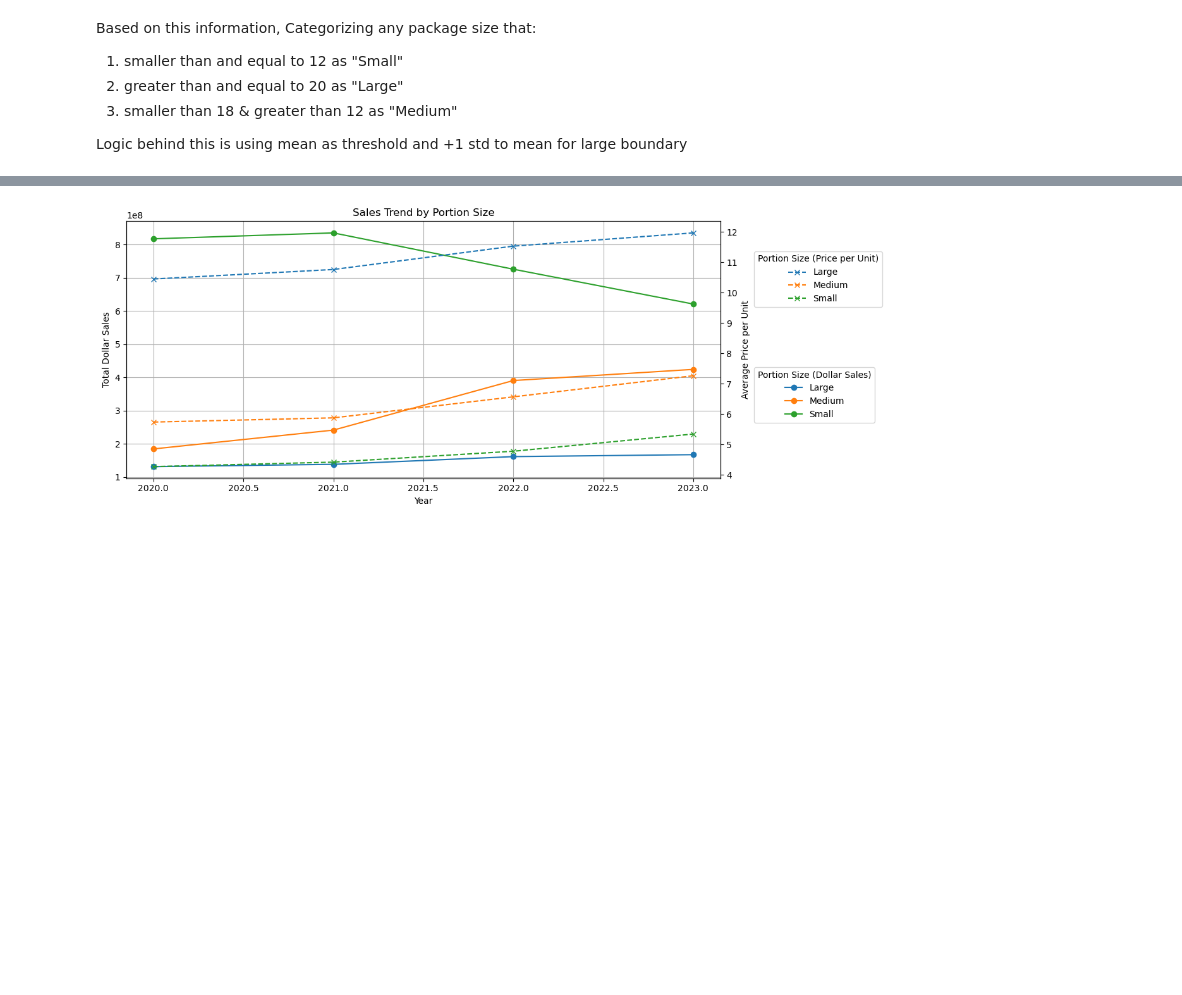
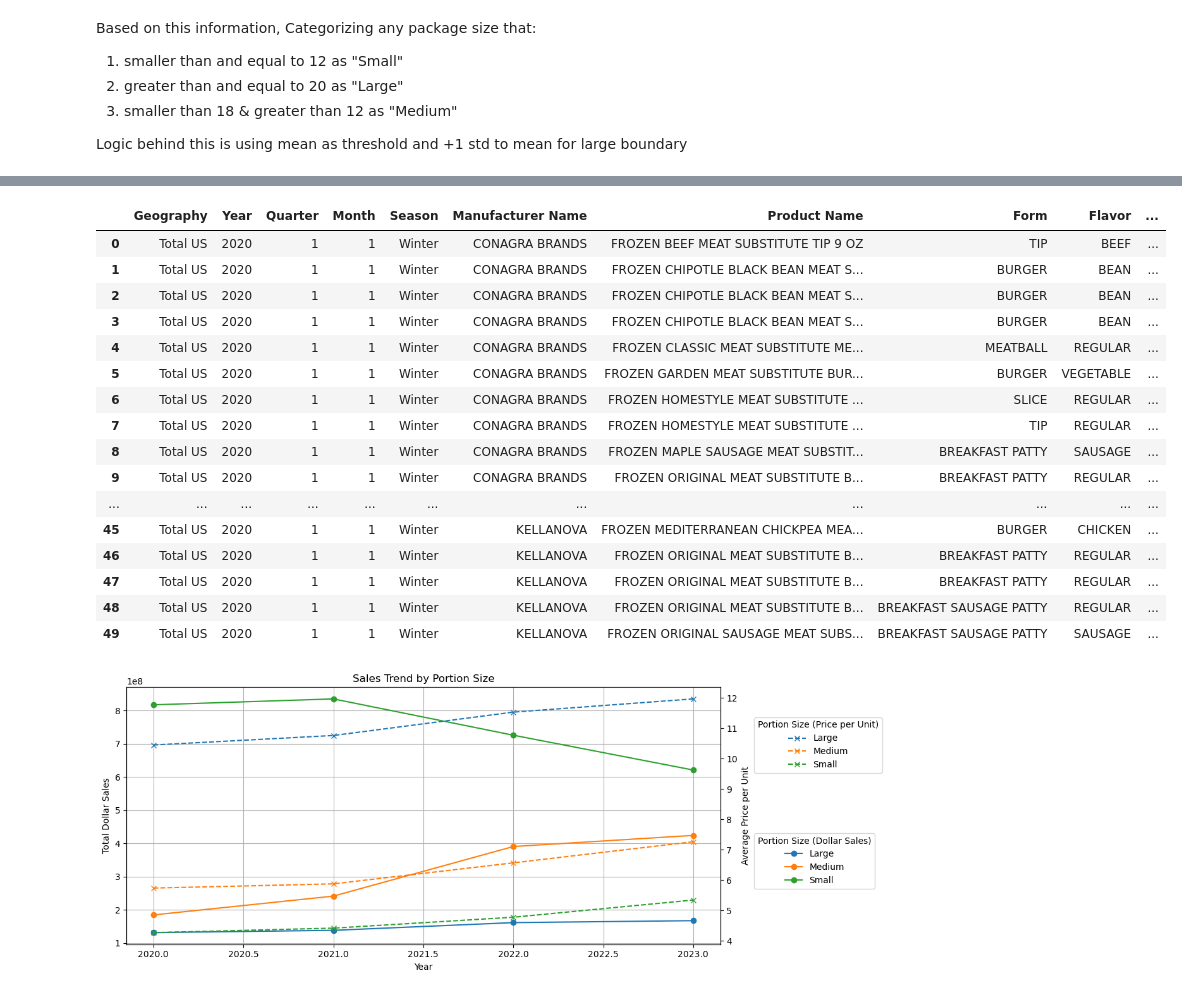
Before and after one commit to georgeftd9/Conagra_Project, a Jupyter notebook: test_merge.ipynb, the cells around one changed output, grey strips where cells are left out. Saved outputs shown, nothing was run; the diff lists cells and outputs as text; code cells hidden in the pictures; blank space fills up the shorter version.

```diff
--- a/test_merge.ipynb
+++ b/test_merge.ipynb
@@ -881,3 +920,60 @@ Logic behind this is using mean as threshold and +1 std to mean for large bounda
+# %%
+def map_flavor(row):
+    if 'BEAN' in row:
+        return 'BEAN'
+    elif 'CHICK' in row or 'CHICKEN' in row:
+        return 'CHICKEN'
+    elif 'SPICY' in row or 'HOT' in row or 'BUFFALO' in row or 'SIZZLING SZECHUAN' in row:
+        return 'SPICY'
+    elif 'SAUSAGE' in row:
+        return 'SAUSAGE'
+    elif 'BARBEQUE' in row:
+        return 'BARBEQUE'
+    elif 'REGULAR' in row or 'ORIGINAL' in row or 'CLASSIC' in row or 'HOMESTYLE' in row:
+        return 'REGULAR'
+    elif 'BEEF' in row or 'STEAK' in row:
+        return 'BEEF'
+    elif 'VEGETABLE' in row or 'GARDEN' in row:
+        return 'VEGETABLE'
+    elif 'CHORIZO' in row or 'BACON' in row or 'PORK' in row:
+        return 'PORK'
+    elif 'MAPLE' in row or 'SWEET' in row or 'TERIYAKI' in row or 'SAVORY' in row:
+        return 'SWEET'
+    elif 'ITALIAN' in row or 'PIZZA' in row:
+        return 'ITALIAN'
+    elif 'GARLIC' in row or 'TEX MEX' in row:
+        return 'GARLIC'
+    elif 'RANCH' in row or 'LIME' in row or 'SOUR' in row or 'ORANGE' in row:
+        return 'SOUR'
+    elif 'GRAIN' in row or 'ROAST' in row:
+        return 'ROAST'
+    else:
+        return row
+
+model_dataset['Flavor'] = model_dataset['Flavor'].apply(map_flavor)
+# %%
+model_dataset = model_dataset[['Geography', 'Year', 'Quarter', 'Month', 'Season',
+                               'Manufacturer Name', 'Product Name', 'Form', 'Flavor', 'Package Size', 'Portion',
+                               'Unit Sales', 'Volume Sales', 'Dollar_Sales', 'Price per Unit']]
+model_dataset.head(50)
+# %% [output]
+|  | Geography | Year | Quarter | Month | Season | Manufacturer Name | Product Name | Form | Flavor | ... |
+| 0 | Total US | 2020 | 1 | 1 | Winter | CONAGRA BRANDS | FROZEN BEEF MEAT SUBSTITUTE TIP 9 OZ | TIP | BEEF | ... |
+| 1 | Total US | 2020 | 1 | 1 | Winter | CONAGRA BRANDS | FROZEN CHIPOTLE BLACK BEAN MEAT S... | BURGER | BEAN | ... |
+| 2 | Total US | 2020 | 1 | 1 | Winter | CONAGRA BRANDS | FROZEN CHIPOTLE BLACK BEAN MEAT S... | BURGER | BEAN | ... |
+| 3 | Total US | 2020 | 1 | 1 | Winter | CONAGRA BRANDS | FROZEN CHIPOTLE BLACK BEAN MEAT S... | BURGER | BEAN | ... |
+| 4 | Total US | 2020 | 1 | 1 | Winter | CONAGRA BRANDS | FROZEN CLASSIC MEAT SUBSTITUTE ME... | MEATBALL | REGULAR | ... |
+| 5 | Total US | 2020 | 1 | 1 | Winter | CONAGRA BRANDS | FROZEN GARDEN MEAT SUBSTITUTE BUR... | BURGER | VEGETABLE | ... |
+| 6 | Total US | 2020 | 1 | 1 | Winter | CONAGRA BRANDS | FROZEN HOMESTYLE MEAT SUBSTITUTE ... | SLICE | REGULAR | ... |
+| 7 | Total US | 2020 | 1 | 1 | Winter | CONAGRA BRANDS | FROZEN HOMESTYLE MEAT SUBSTITUTE ... | TIP | REGULAR | ... |
+| 8 | Total US | 2020 | 1 | 1 | Winter | CONAGRA BRANDS | FROZEN MAPLE SAUSAGE MEAT SUBSTIT... | BREAKFAST PATTY | SAUSAGE | ... |
+| 9 | Total US | 2020 | 1 | 1 | Winter | CONAGRA BRANDS | FROZEN ORIGINAL MEAT SUBSTITUTE B... | BREAKFAST PATTY | REGULAR | ... |
+| ... | ... | ... | ... | ... | ... | ... | ... | ... | ... | ... |
+| 45 | Total US | 2020 | 1 | 1 | Winter | KELLANOVA | FROZEN MEDITERRANEAN CHICKPEA MEA... | BURGER | CHICKEN | ... |
+| 46 | Total US | 2020 | 1 | 1 | Winter | KELLANOVA | FROZEN ORIGINAL MEAT SUBSTITUTE B... | BREAKFAST PATTY | REGULAR | ... |
+| 47 | Total US | 2020 | 1 | 1 | Winter | KELLANOVA | FROZEN ORIGINAL MEAT SUBSTITUTE B... | BREAKFAST PATTY | REGULAR | ... |
+| 48 | Total US | 2020 | 1 | 1 | Winter | KELLANOVA | FROZEN ORIGINAL MEAT SUBSTITUTE B... | BREAKFAST SAUSAGE PATTY | REGULAR | ... |
+| 49 | Total US | 2020 | 1 | 1 | Winter | KELLANOVA | FROZEN ORIGINAL SAUSAGE MEAT SUBS... | BREAKFAST SAUSAGE PATTY | SAUSAGE | ... |
 # %%
 no_2024_df = model_dataset[model_dataset['Year'] != 2024]
 # Group the data by 'Year' and 'Portion' and get the sum of 'Dollar_Sales' and 'Unit_Sales'
```
Also changed, not shown: parts of 8 cells of this notebook.
